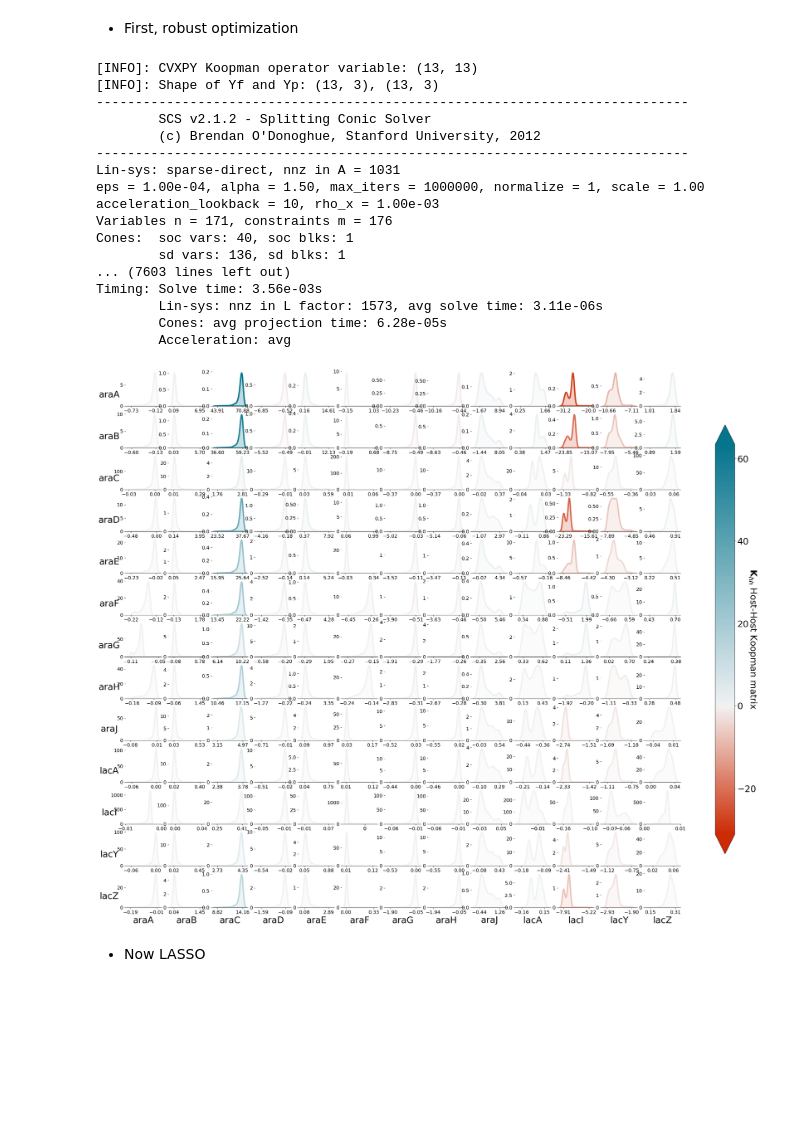
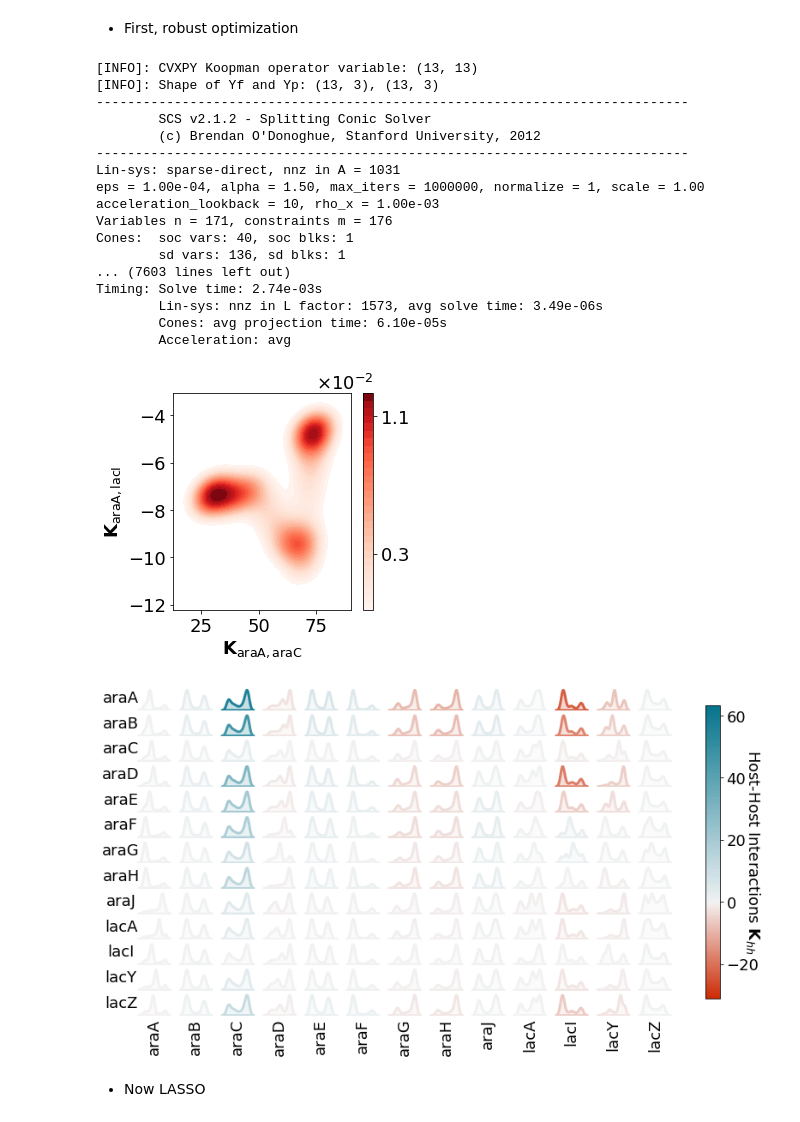
Before and after one commit to AqibHasnain/NAND, a Jupyter notebook: compare_robust_and_lasso_optimization.ipynb, the cells around one changed output. Cells and saved outputs as stored; diff of their text form; code cells hidden in the pictures; blank space fills up the shorter version.

```diff
--- a/compare_robust_and_lasso_optimization.ipynb
+++ b/compare_robust_and_lasso_optimization.ipynb
@@ -260,7 +289,8 @@ for noise_scaler in noise_scaler_list:
         Yp_train, Yp_test = Yp_normed[:,train_index], Yp_normed[:,test_index]
         Yf_train, Yf_test = Yf_normed[:,train_index], Yf_normed[:,test_index]
         K = calc_Koopman(Yf_train,Yp_train,flag=2,lambda_val=float(noise_scaler),verbose=False)
-        val_MSE = np.linalg.norm(K@Yp_test - Yf_test)**2/(Yp_test.shape[1])
+        val_MSE = mean_squared_error(Yf_test,K@Yp_test)
+#         val_MSE = np.linalg.norm(K@Yp_test - Yf_test)**2/(Yp_test.shape[1])
         val_MSE_list.append(val_MSE)
         print('Validation MSE = ' + '{:0.3e}'.format(val_MSE) )
         print('-'*50)
@@ -287,11 +353,14 @@ Average validation MSE = 4.156e-03
 # %%
-plt.figure(figsize=(5,2.5))
-plt.rcParams.update({'font.size':10})
-plt.plot(noise_scaler_list,avg_val_MSE,lw=2,label='Robust optimization')
-plt.plot(noise_scaler_list,avg_val_MSE_lasso,lw=2,label='LASSO optimization')
+plt.figure(figsize=(4,4))
+plt.rcParams.update({'font.size':18})
+plt.plot(noise_scaler_list,avg_val_MSE,lw=2,label='Robust',color='k')
+plt.plot(noise_scaler_list,avg_val_MSE_lasso,lw=2,label='LASSO',color='k',linestyle='--')
+plt.plot(noise_scaler_list,avg_val_MSE_ridge,lw=2,label='Ridge',color='k',linestyle='-.')
 plt.xlabel(r'$\lambda$')
 plt.ylabel('Validation MSE')
-plt.legend(frameon=False)
+plt.legend(frameon=False,loc='center right')
 plt.xscale('log')
+plt.ticklabel_format(axis='y', style='sci',scilimits=(0,0),useMathText=True)
+# plt.savefig(figDir+'fig2/robust_lasso_comparison.pdf',bbox_inches='tight',dpi=300,transparent=True)
 plt.show()
 # %% [output]
@@ -317,7 +386,7 @@ lambda_val_vec_p = np.expand_dims(np.std(Yp_normed,axis=1),axis=1)
 lambda_val_vec_f = np.expand_dims(np.std(Yf_normed,axis=1),axis=1)
 lambda_val_vec = np.std(np.hstack( (lambda_val_vec_p,lambda_val_vec_f)),axis=1)
 
-noise_scaler_list = list(np.linspace(0.1,10,250))
+noise_scaler_list = list(np.logspace(-3,3,1000))
 K_list = [] # was easier this way for plotting purposes, though have the tensor of K's is more intuitive
 K_tensor = np.zeros((len(my_genes),len(my_genes),len(noise_scaler_list)))
 MSE_list = []
@@ -341,47 +410,59 @@ Variables n = 171, constraints m = 176
 Cones:  soc vars: 40, soc blks: 1
         sd vars: 136, sd blks: 1
 ... (7603 lines left out)
-Timing: Solve time: 3.56e-03s
-        Lin-sys: nnz in L factor: 1573, avg solve time: 3.11e-06s
-        Cones: avg projection time: 6.28e-05s
+Timing: Solve time: 2.74e-03s
+        Lin-sys: nnz in L factor: 1573, avg solve time: 3.49e-06s
+        Cones: avg projection time: 6.10e-05s
         Acceleration: avg
+# %%
+import matplotlib.ticker as tkr
+formatter = tkr.ScalarFormatter(useMathText=True)
+formatter.set_scientific(True)
+formatter.set_powerlimits((-2, 2))
+
+plt.figure(figsize=(4,4))
+sns.kdeplot(x=K_tensor[0,2,:],y=K_tensor[0,11,:],shade=True,cmap='Reds',levels=30,cbar=True, \
+           cbar_kws={'ticks':[0.0005, 0.003, 0.011],'format':formatter})
+plt.xlabel(r'$\mathbf{K}_{\mathrm{araA, araC}}$')
+plt.ylabel(r'$\mathbf{K}_{\mathrm{araA, lacI}}$')
+# plt.savefig(figDir+'fig2/robust_opt_K_araA_impact.pdf',transparent=True,bbox_inches='tight',dpi=300)
+plt.show()
+# %% [output]
+[figure, added]
 # %%
-plt.rcParams.update({'font.size':26})
-fig, ax = plt.subplots(K_list[0].shape[0],K_list[0].shape[1],figsize=(36,28),sharey=False)
+# plt.rcParams.update({'font.size':18})
+fig, ax = plt.subplots(K_list[0].shape[0],K_list[0].shape[1],figsize=(14,7),sharey=False,sharex=False)
 for ii in range(len(K_tensor)):
     for jj in range(len(K_tensor)):
         # plot Kij as a distribution over regularization parameter
         Kij_all = K_tensor[ii,jj,:]
-        sns.kdeplot(Kij_all,linewidth=4,shade=True,ax=ax[ii,jj],
+        sns.kdeplot(Kij_all,linewidth=3,shade=True,ax=ax[ii,jj],
                     color=scalarmappable.to_rgba(np.mean(Kij_all)))
         ax[ii,jj].set(ylabel=None)
         # apply gene labels
         if jj == 0:
-            ax[ii,jj].set_ylabel((my_genes)[ii],rotation='horizontal')
+            ax[ii,jj].set_ylabel((my_genes)[ii],rotation='horizontal',fontsize=18)
             ax[ii,jj].yaxis.set_label_coords(-0.45,0.2)
         if ii == len(K_list[0])-1:
-            ax[ii,jj].set_xlabel((ara_genes+lac_genes)[jj])
+            ax[ii,jj].set_xlabel((ara_genes+lac_genes)[jj],fontsize=18,rotation='vertical')
 
-        ax[ii,jj].tick_params(axis='x',labelsize=14)
-        ax[ii,jj].set_xticks([np.round(np.min(Kij_all),2),np.round(np.max(Kij_all),2)])
-        ax[ii,jj].tick_params(axis='y',labelsize=14)
-#         ax[ii,jj].set_yticklabels([]); ax[ii,jj].set_xticklabels([]);
-#         ax[ii,jj].set_yticks([]); ax[ii,jj].set_xticks([]);
+#         ax[ii,jj].tick_params(axis='x',labelsize=14)
+#         ax[ii,jj].set_xticks([np.round(np.min(Kij_all),2),np.round(np.max(Kij_all),2)])
+#         ax[ii,jj].tick_params(axis='y',labelsize=14)
+        ax[ii,jj].set_yticklabels([]); ax[ii,jj].set_xticklabels([]);
+        ax[ii,jj].set_yticks([]); ax[ii,jj].set_xticks([]);
         for side in ax[ii,jj].spines.keys():
-            if side == 'bottom':
-                continue
-            else:
                 this_side = ax[ii,jj].spines[side]
                 this_side.set_visible(False)
 
-cbar = plt.colorbar(scalarmappable,ax=ax[:,:],shrink=0.8,extend='both')
-cbar.set_label(r'$\mathbf{K}_{hh}$ Host-Host Koopman matrix',rotation=270)
+cbar = plt.colorbar(scalarmappable,ax=ax[:,:],shrink=0.9)
+# cbar.set_label(r'Host-Host Interactions $\mathbf{K}_{hh}$',rotation=270)
 
-# plt.savefig(figDir+'robust_opt_K_varyReg_xlabeled.pdf',transparent=True,bbox_inches='tight',dpi=300)
+plt.savefig(figDir+'fig2/robust_opt_K_varyReg.pdf',transparent=True,bbox_inches='tight',dpi=300)
 # plt.tight_layout()
 plt.show()
 # %% [output]
-[figure, old version]
+[figure, new version]
 # %% [markdown]
 - Now LASSO
 # %%
```
Also changed, not shown: parts of 15 cells of this notebook, 16 other files.
